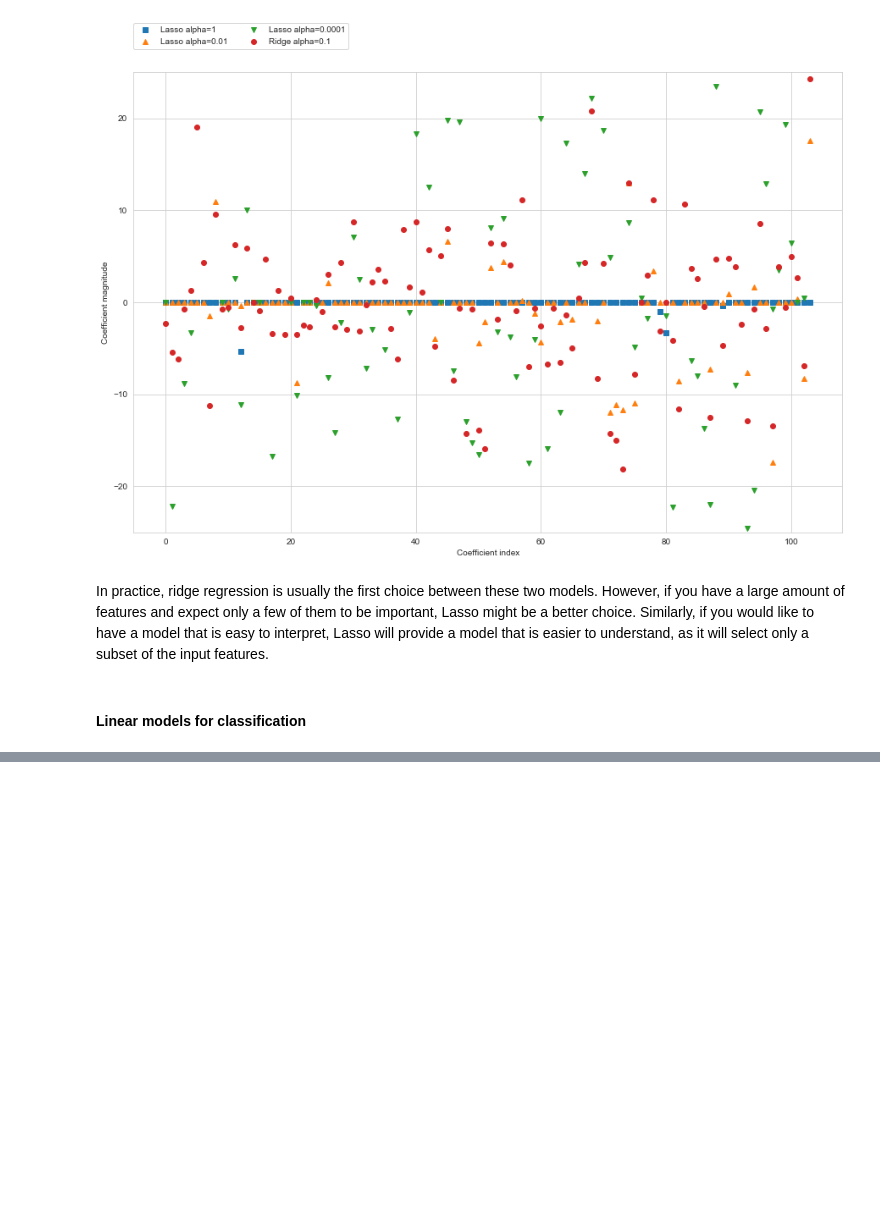
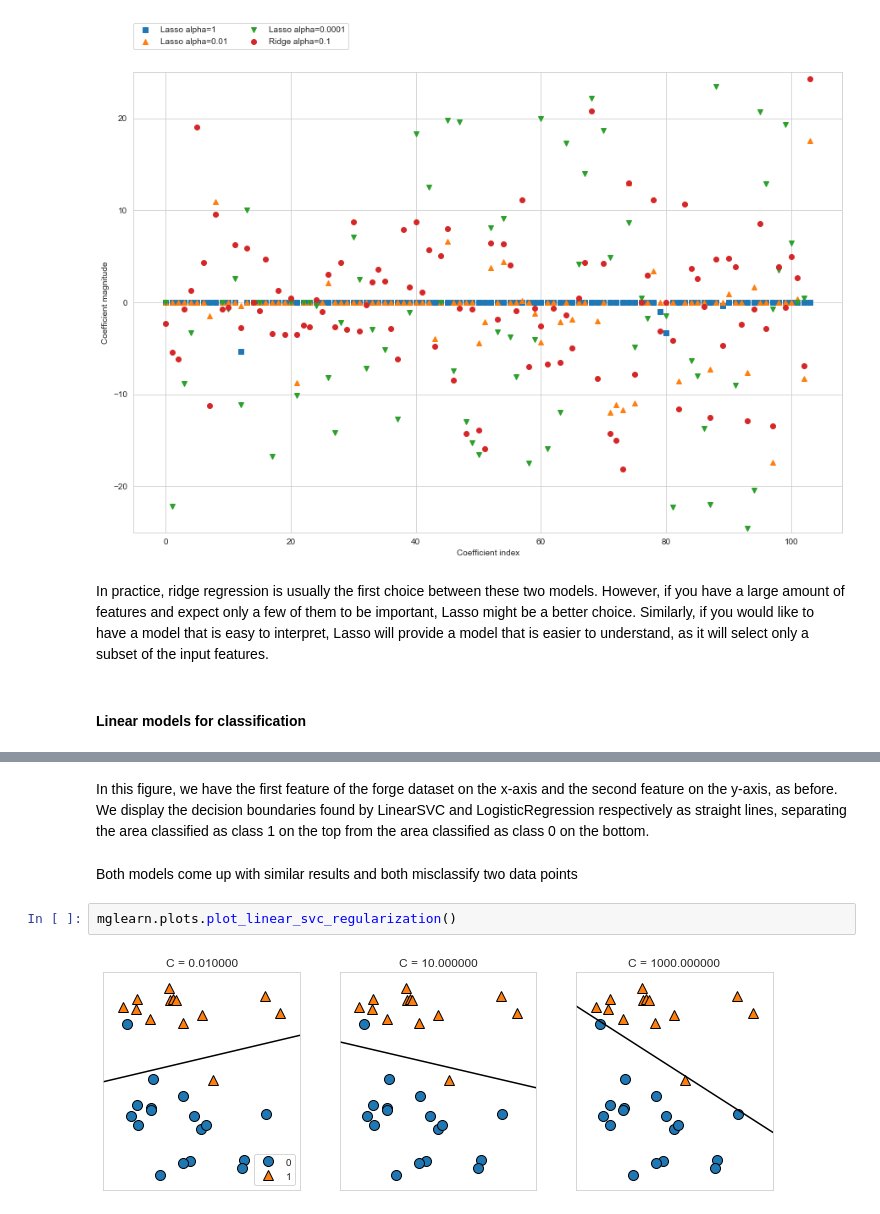
Before and after one commit to codingfinance/Introductio_to_ML_with_Python, a Jupyter notebook: 02-Supervised-Learning.ipynb, the cells around one changed output, grey strips where cells are left out. Drawn from its saved outputs; the diff is of its cells as text; blank space fills up the shorter version.

```diff
--- a/02-Supervised-Learning.ipynb
+++ b/02-Supervised-Learning.ipynb
@@ -630,0 +656,8 @@ In practice, ridge regression is usually the first choice between these two mode
+# %% [markdown]
+In this figure, we have the first feature of the forge dataset on the x-axis and the second feature on the y-axis, as before. We display the decision boundaries found by LinearSVC and LogisticRegression respectively as straight lines, separating the area classified as class 1 on the top from the area classified as class 0 on the bottom.
+# %% [markdown]
+Both models come up with similar results and both misclassify two data points
+# %%
+mglearn.plots.plot_linear_svc_regularization()
+# %% [output]
+[figure, added]
```
Also changed, not shown: parts of 25 cells of this notebook.
